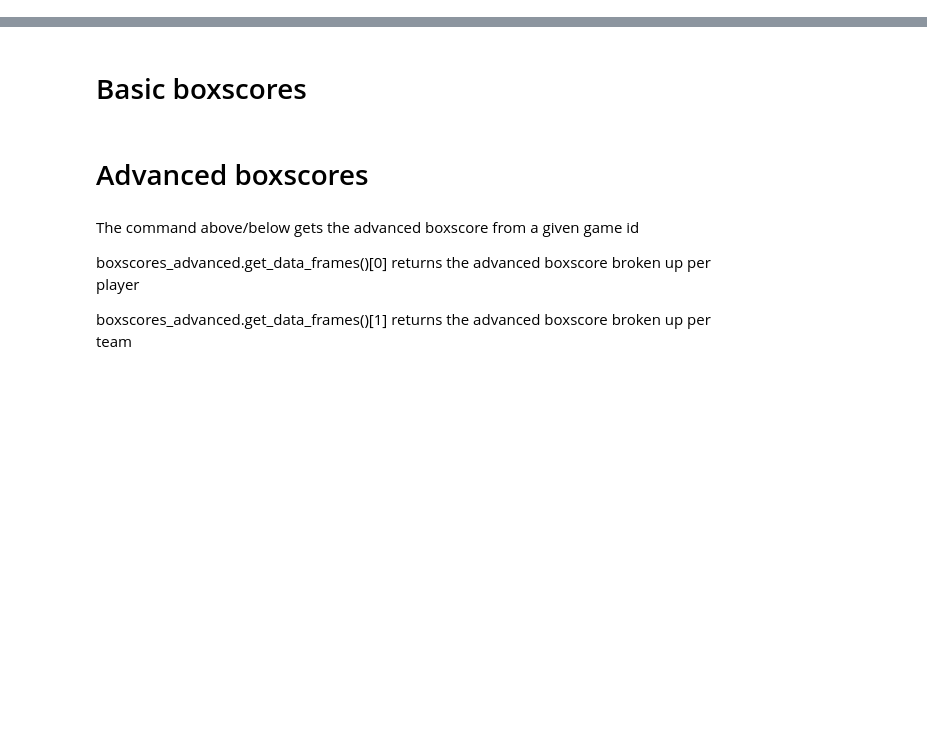
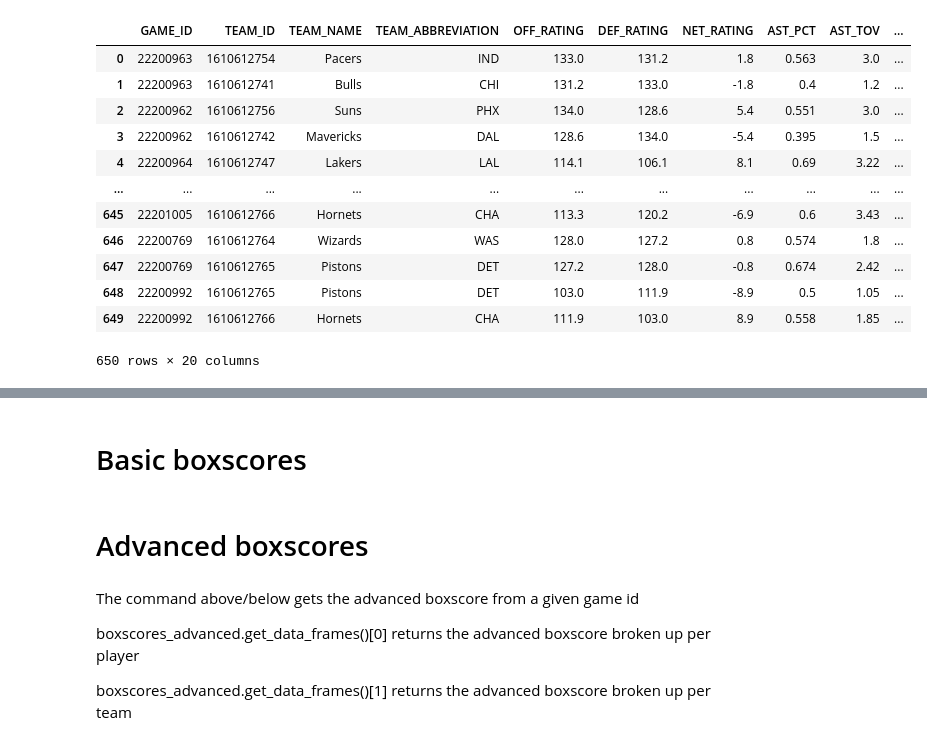
Before and after one commit to alecmatt5/nba_betting_analysis, a Jupyter notebook: backend/notebooks/production_test_julia.ipynb, the cells around one changed output, grey strips where cells are left out. Saved outputs shown, nothing was run; the diff lists cells and outputs as text; code cells hidden in the pictures; blank space fills up the shorter version.

```diff
--- a/backend/notebooks/production_test_julia.ipynb
+++ b/backend/notebooks/production_test_julia.ipynb
@@ -70,0 +153,30 @@ checkbox_values = {
+# %%
+advanced = advanced.head(600)
+# %%
+#drop unecessary columns
+columns_to_drop = ['TEAM_CITY', 'MIN', 'E_OFF_RATING', 'E_DEF_RATING',
+               'E_NET_RATING', 'AST_RATIO', 'E_TM_TOV_PCT', 'USG_PCT',
+               'E_USG_PCT', 'E_PACE', 'PACE_PER40', 'PIE']
+advanced = advanced.drop(columns=columns_to_drop)
+# %%
+#change game_id type to match between the 2 data frames
+advanced['GAME_ID'] = advanced['GAME_ID'].astype('int32')
+# %%
+#merge the needed columns from basic to advanced
+advanced = advanced.merge(games_df.drop(columns=['TEAM_ID']), on=['GAME_ID', 'TEAM_ABBREVIATION'])
+# %%
+advanced
+# %% [output]
+|  | GAME_ID | TEAM_ID | TEAM_NAME | TEAM_ABBREVIATION | OFF_RATING | DEF_RATING | NET_RATING | AST_PCT | AST_TOV | ... |
+| 0 | 22200963 | 1610612754 | Pacers | IND | 133.0 | 131.2 | 1.8 | 0.563 | 3.0 | ... |
+| 1 | 22200963 | 1610612741 | Bulls | CHI | 131.2 | 133.0 | -1.8 | 0.4 | 1.2 | ... |
+| 2 | 22200962 | 1610612756 | Suns | PHX | 134.0 | 128.6 | 5.4 | 0.551 | 3.0 | ... |
+| 3 | 22200962 | 1610612742 | Mavericks | DAL | 128.6 | 134.0 | -5.4 | 0.395 | 1.5 | ... |
+| 4 | 22200964 | 1610612747 | Lakers | LAL | 114.1 | 106.1 | 8.1 | 0.69 | 3.22 | ... |
+| ... | ... | ... | ... | ... | ... | ... | ... | ... | ... | ... |
+| 645 | 22201005 | 1610612766 | Hornets | CHA | 113.3 | 120.2 | -6.9 | 0.6 | 3.43 | ... |
+| 646 | 22200769 | 1610612764 | Wizards | WAS | 128.0 | 127.2 | 0.8 | 0.574 | 1.8 | ... |
+| 647 | 22200769 | 1610612765 | Pistons | DET | 127.2 | 128.0 | -0.8 | 0.674 | 2.42 | ... |
+| 648 | 22200992 | 1610612765 | Pistons | DET | 103.0 | 111.9 | -8.9 | 0.5 | 1.05 | ... |
+| 649 | 22200992 | 1610612766 | Hornets | CHA | 111.9 | 103.0 | 8.9 | 0.558 | 1.85 | ... |
+650 rows × 20 columns
```
Also changed, not shown: parts of 42 cells of this notebook, 3 other files.
